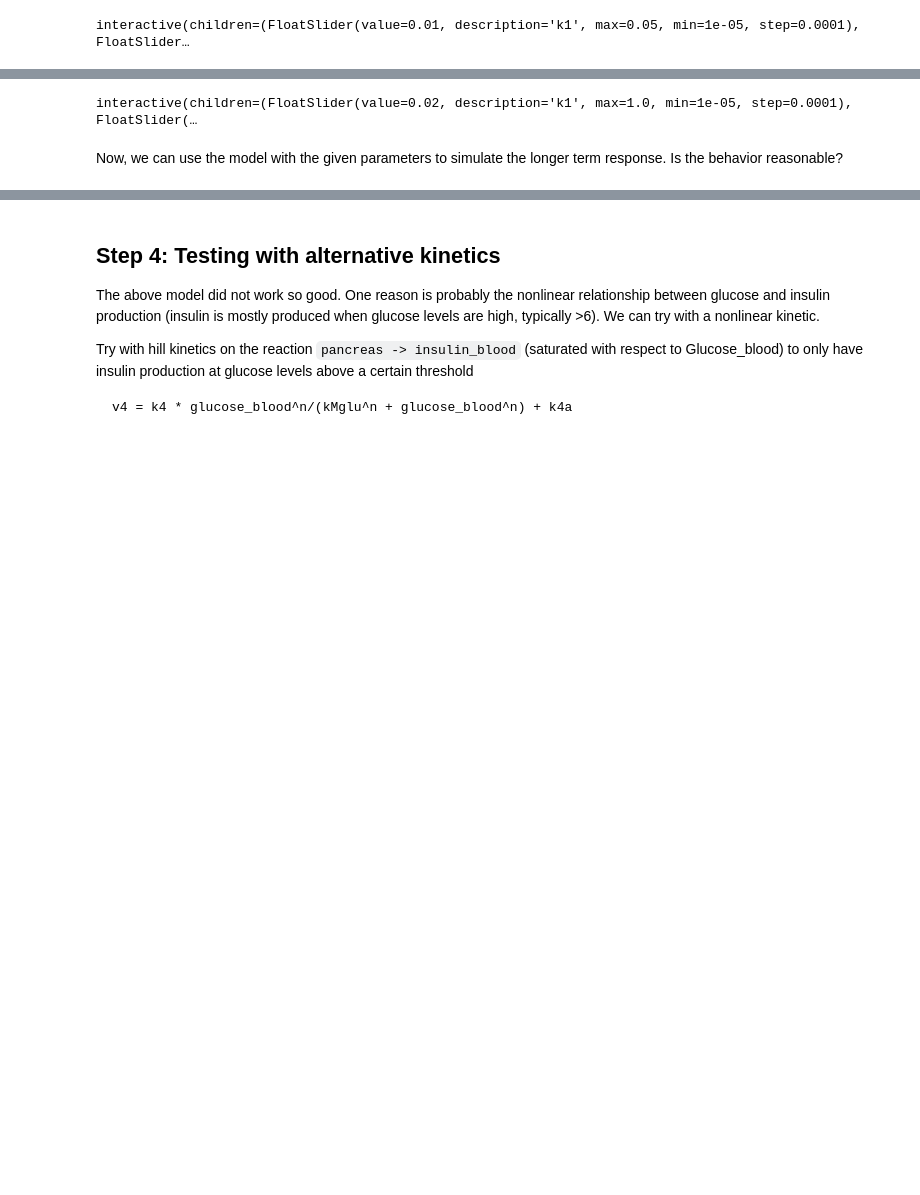
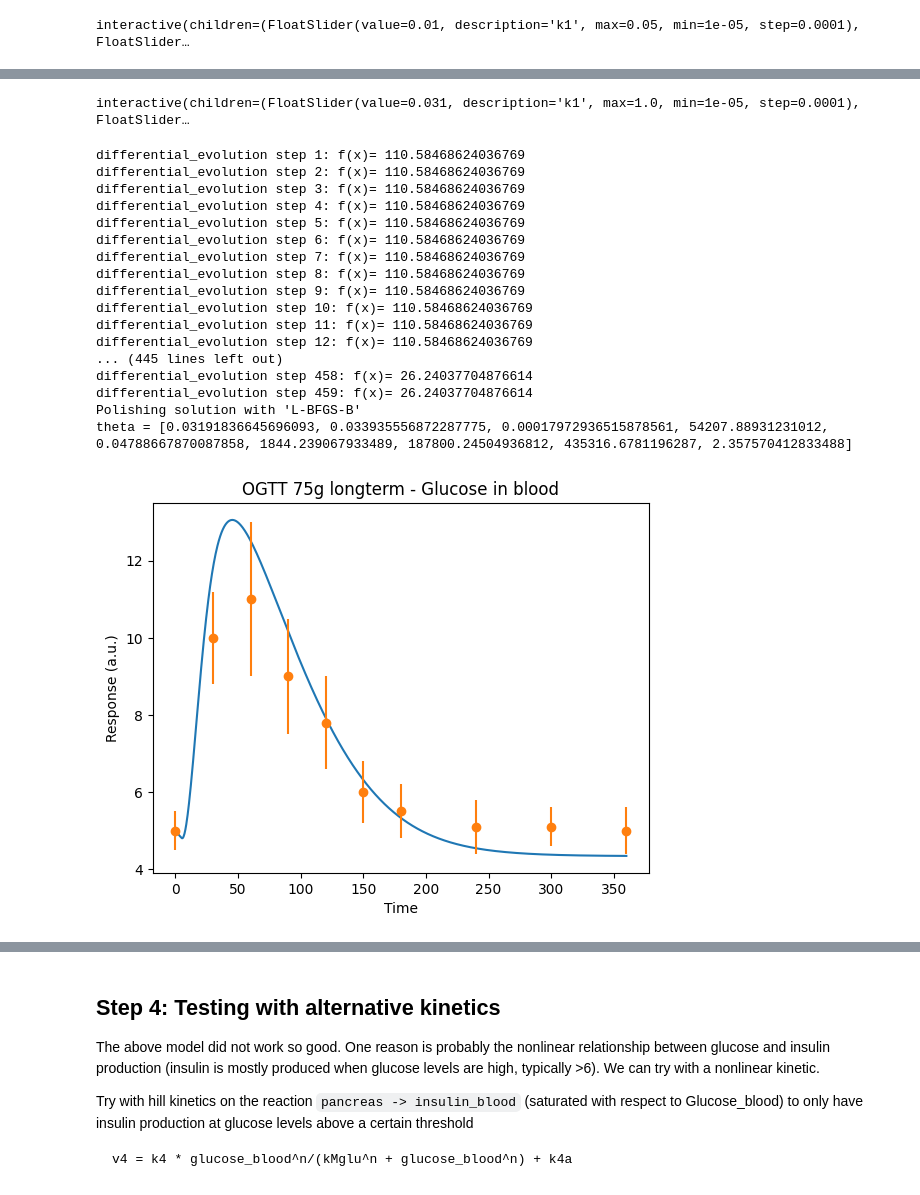
Before and after one commit to willov/modelling_example, a Jupyter notebook: introduction_example.ipynb, the cells around one changed output, grey strips where cells are left out. Saved outputs shown, nothing was run; the diff lists cells and outputs as text; code cells hidden in the pictures; blank space fills up the shorter version.

```diff
--- a/introduction_example.ipynb
+++ b/introduction_example.ipynb
@@ -340,15 +402,50 @@ Arguments: ('build',)
+# %%
+k1_slider = widgets.FloatSlider(min=0.00001, max=1, step=0.0001, value=theta0[0])
+k2_slider = widgets.FloatSlider(min=0.00001, max=1, step=0.001, value=theta0[1])
+k3_slider = widgets.FloatSlider(min=0.00001, max=0.001, step=0.00001, value=theta0[2])
+k4_slider = widgets.FloatSlider(min=1, max=10000, step=1, value=theta0[3])
+k4a_slider = widgets.FloatSlider(min=0.0001, max=10, step=0.001, value= theta0[4])
+k5_slider = widgets.FloatSlider(min=1, max=100, step=0.1, value=theta0[5])
+k6_slider = widgets.FloatSlider(min=1, max=100000, step=1, value=theta0[6])
+k6inhib_slider = widgets.FloatSlider(min=1, max=100000, step=1, value=theta0[7])
+kM_slider = widgets.FloatSlider(min=0.01, max=1, step=0.001, value=theta0[8])
+
+# Simulate and plot
+time = np.linspace(0, 180, 1000)
+@interact(k1=k1_slider, k2=k2_slider, k3=k3_slider, k4=k4_slider, k4a=k4a_slider, k5=k5_slider, k6=k6_slider, k6inhib=k6inhib_slider, kM=kM_slider)
+def handle_input(k1=0.2, k2=0.1, k3=0.2, k4=0.1, k4a=100, k5=0.05, k6=2.5e-6, k6inhib=150, kM=0.00076):
+    simulate_and_plot(sims_pancreas_liver, [k1,k2, k3, k4, k4a, k5, k6, k6inhib, kM], data = DATA_LONGTERM)
+    plt.show()
+# %% [output]
+interactive(children=(FloatSlider(value=0.031, description='k1', max=1.0, min=1e-05, step=0.0001), FloatSlider…
 # %%
-# Optimize the parameter values (only to get a possible solution, students will use sliders)
+theta = [k1_slider.value, k2_slider.value, k3_slider.value, k4_slider.value, k4a_slider.value, k5_slider.value, k6_slider.value, k6inhib_slider.value, kM_slider.value]
 
-# bounds = Bounds([np.log(1e-6)]*len(theta0), [np.log(1e6)]*len(theta0))
-# theta0_log = np.log(theta0)
-# with silent_errors():
-#     result = differential_evolution(cost_log, bounds, x0 = theta0_log, args=(sims_first_insulin,DATA), maxiter=1000, disp=True)
-# result['x'] = np.exp(result['x']).tolist()
-# theta0 = result["x"]
+bounds = Bounds([np.log(1e-6)]*len(theta), [np.log(1e6)]*len(theta))
+theta_log = np.log(theta)
+result = differential_evolution(cost_log, bounds, x0 = theta_log, args=(sims_pancreas_liver,DATA_LONGTERM), maxiter=1000, disp=True)
+result['x'] = np.exp(result['x']).tolist()
+theta = result['x']
+print(f"theta = {theta}")
 
-# simulate_and_plot(sims_first_insulin, theta0)
-
-# print(f"theta = {theta0}")
-
-theta= [0.02116556130636561, 0.05065273217459981, 0.00013656522618978048, 29026.238494314388, 756.5170187028791] # A known solution from the optimization above
+# theta = [0.03350162272105301, 0.03200333343006843, 0.00017882698734739214, 1132.4142382444488, 0.01184902326283909, 38.44343552658225, 10141.658880673678, 23970.97067261919, 0.9434301987204373]
+simulate_and_plot(sims_pancreas_liver, theta, data = DATA_LONGTERM)
+# %% [output]
+differential_evolution step 1: f(x)= 110.58468624036769
+differential_evolution step 2: f(x)= 110.58468624036769
+differential_evolution step 3: f(x)= 110.58468624036769
+differential_evolution step 4: f(x)= 110.58468624036769
+differential_evolution step 5: f(x)= 110.58468624036769
+differential_evolution step 6: f(x)= 110.58468624036769
+differential_evolution step 7: f(x)= 110.58468624036769
+differential_evolution step 8: f(x)= 110.58468624036769
+differential_evolution step 9: f(x)= 110.58468624036769
+differential_evolution step 10: f(x)= 110.58468624036769
+differential_evolution step 11: f(x)= 110.58468624036769
+differential_evolution step 12: f(x)= 110.58468624036769
+... (445 lines left out)
+differential_evolution step 458: f(x)= 26.24037704876614
+differential_evolution step 459: f(x)= 26.24037704876614
+Polishing solution with 'L-BFGS-B'
+theta = [0.03191836645696093, 0.033935556872287775, 0.00017972936515878561, 54207.88931231012, 0.04788667870087858, 1844.239067933489, 187800.24504936812, 435316.6781196287, 2.357570412833488]
+[figure, added]
@@ -355,18 +452,0 @@ theta= [0.02116556130636561, 0.05065273217459981, 0.00013656522618978048, 29026.
-# %%
-# Setup sliders
-
-k1_slider = widgets.FloatSlider(min=0.00001, max=1, step=0.0001, value=0.02)
-k2_slider = widgets.FloatSlider(min=0.00001, max=100, step=0.001, value=0.05)
-k3_slider = widgets.FloatSlider(min=0.00001, max=1, step=0.00001, value=0.00013)
-k4_slider = widgets.FloatSlider(min=0.001, max=100000, step=1, value=29026)
-k5_slider = widgets.FloatSlider(min=0.01, max=10000, step=1, value=756)
-
-# Simulate and plot
-time = np.linspace(0, 180, 1000)
-@interact(k1=k1_slider, k2=k2_slider, k3=k3_slider, k4=k4_slider, k5=k5_slider)
-def handle_input(k1=0.2, k2=0.1, k3=0.2, k4=0.1, k5=0.05):
-    simulate_and_plot(sims_first_insulin, [k1,k2, k3, k4, k5])
-# %% [output]
-interactive(children=(FloatSlider(value=0.02, description='k1', max=1.0, min=1e-05, step=0.0001), FloatSlider(…
-# %% [markdown]
-Now, we can use the model with the given parameters to simulate the longer term response. Is the behavior reasonable?
```
Also changed, not shown: parts of 25 cells of this notebook, 1 other file.
